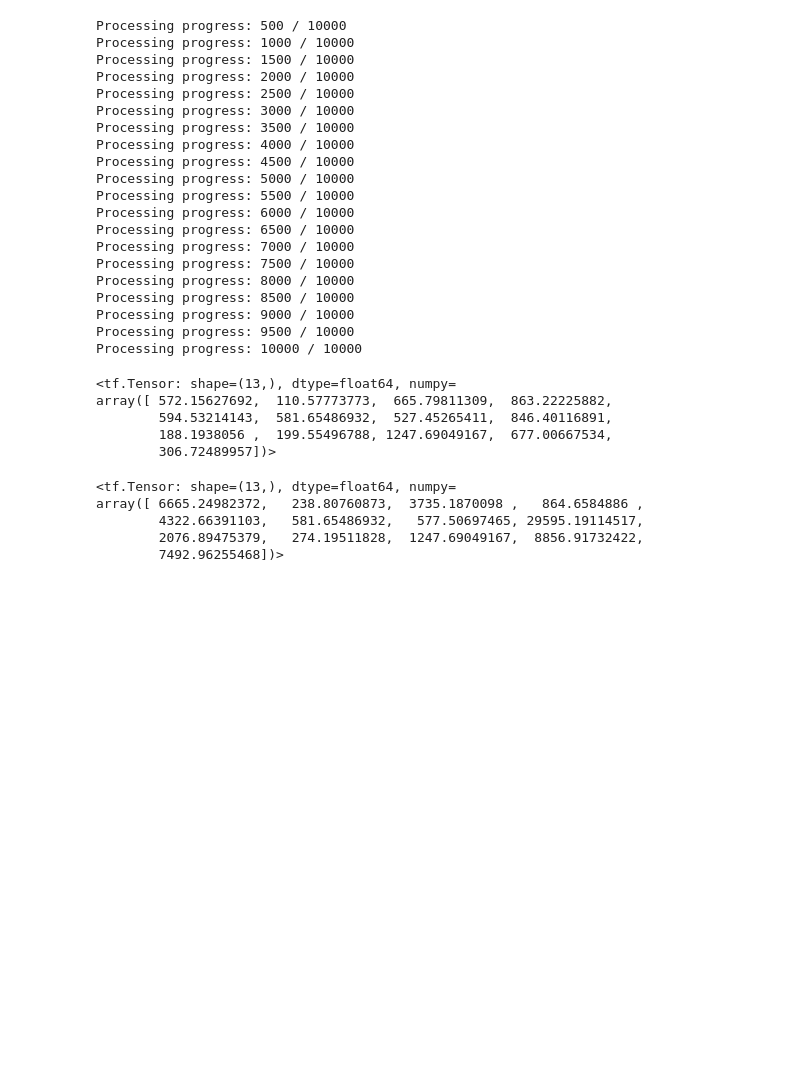
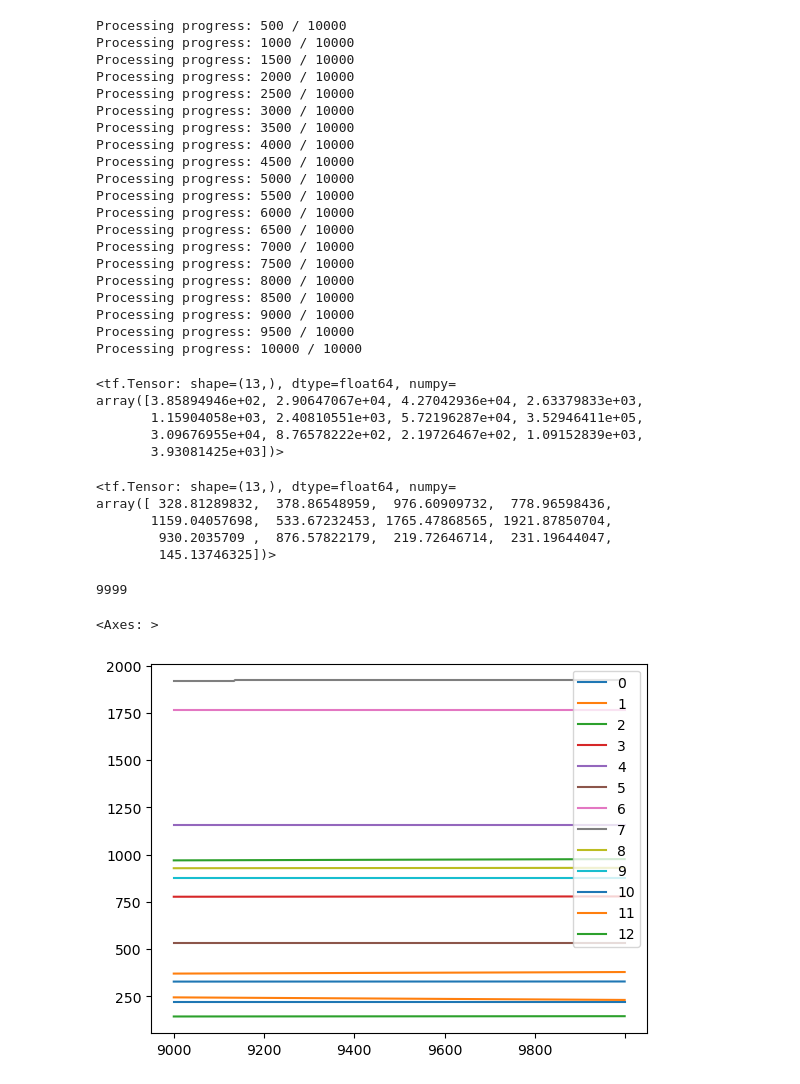
Before and after one commit to QIYIHAN/Empirical-Price-Bounds, a Jupyter notebook: ObjFunc.ipynb, the cells around one changed output. Cells and saved outputs as stored; diff of their text form; code cells hidden in the pictures; blank space fills up the shorter version.

Commit message:
convergence and penalty check

```diff
--- a/ObjFunc.ipynb
+++ b/ObjFunc.ipynb
@@ -121,7 +155,7 @@ $d+\sum_{i=1}^{N_1}\lambda_{i,1}\Pi_{i,1}+\sum_{i=1}^{N_2}\lambda_{i,2}\Pi_{i,2}
 # objective function
 Price = tf.reduce_mean(hedgePrice, axis=1)
 
-Gamma = 100
+Gamma = 100000
 diff = Phi - tf.stack(hedgeTerm, axis=0)
 Penalty = tf.reduce_mean(tf.square(tf.nn.relu(diff)), axis=1)
 
@@ -157,11 +209,11 @@ def ObjFunc(d, Lambda, Delta_0, Delta_1, K, Pi, Phi, S):
         hedgeTerm.append(p)
 
     Price = tf.reduce_mean(hedgePrice, axis=1)
-    Gamma = 100
+    Gamma = 10000
     diff = Phi-tf.stack(hedgeTerm, axis=0)
     Penalty = tf.reduce_mean(tf.square(tf.nn.relu(diff)), axis=1)
 
-    return Price + Gamma*Penalty, Price
+    return Price + Gamma*Penalty, Price, Penalty
 # %%
 optimizer = tf.keras.optimizers.legacy.Adam(learning_rate = 0.01)
 # %%
@@ -169,6 +221,8 @@ nIter = 10000
 threshold = 1e-3
 prev_price = tf.ones((N_t0,), dtype = tf.float64) * float('inf')
 
+result_prices = pd.DataFrame()
+result_penalty = pd.DataFrame()
 for step in range(nIter):
     if (step+1) % 500 == 0:
         print("Processing progress: %d / %d" %(step+1, nIter))
@@ -179,7 +233,7 @@ for step in range(nIter):
         for variable in Delta_1.trainable_variables:
             tape.watch(variable)
 
-        obj, price = ObjFunc(d, Lambda, Delta_0, Delta_1, K, Pi, Phi, S)
+        obj, price,penalty = ObjFunc(d, Lambda, Delta_0, Delta_1, K, Pi, Phi, S)
     gradients_d, gradients_Lambda, gradients_Delta_0 = tape.gradient(obj, [d, Lambda, Delta_0])
     gradients_Delta_1 = tape.gradient(obj, Delta_1.trainable_variables)
 
@@ -192,9 +246,10 @@ for step in range(nIter):
     if tf.reduce_max(diff) < threshold:
         print("Converged at step", step+1)
         break
-
     prev_price = price
-
+    if step >= 9000:
+        result_prices = pd.concat([result_prices,pd.DataFrame(price.numpy(),columns=[str(step)]).T])
+        result_penalty = pd.concat([result_penalty,pd.DataFrame(penalty.numpy(),columns=[str(step)]).T])
     del tape
 # %% [output]
 Processing progress: 500 / 10000
@@ -217,19 +272,28 @@ Processing progress: 8500 / 10000
 Processing progress: 9000 / 10000
 Processing progress: 9500 / 10000
 Processing progress: 10000 / 10000
-# %%
-price
-# %% [output]
-<tf.Tensor: shape=(13,), dtype=float64, numpy=
-array([ 572.15627692,  110.57773773,  665.79811309,  863.22225882,
-        594.53214143,  581.65486932,  527.45265411,  846.40116891,
-        188.1938056 ,  199.55496788, 1247.69049167,  677.00667534,
-        306.72489957])>
 # %%
 obj
 # %% [output]
 <tf.Tensor: shape=(13,), dtype=float64, numpy=
-array([ 6665.24982372,   238.80760873,  3735.1870098 ,   864.6584886 ,
-        4322.66391103,   581.65486932,   577.50697465, 29595.19114517,
-        2076.89475379,   274.19511828,  1247.69049167,  8856.91732422,
-        7492.96255468])>
+array([3.85894946e+02, 2.90647067e+04, 4.27042936e+04, 2.63379833e+03,
+       1.15904058e+03, 2.40810551e+03, 5.72196287e+04, 3.52946411e+05,
+       3.09676955e+04, 8.76578222e+02, 2.19726467e+02, 1.09152839e+03,
+       3.93081425e+03])>
+# %%
+price
+# %% [output]
+<tf.Tensor: shape=(13,), dtype=float64, numpy=
+array([ 328.81289832,  378.86548959,  976.60909732,  778.96598436,
+       1159.04057698,  533.67232453, 1765.47868565, 1921.87850704,
+        930.2035709 ,  876.57822179,  219.72646714,  231.19644047,
+        145.13746325])>
+# %%
+step
+# %% [output]
+9999
+# %%
+result_prices.plot()
+# %% [output]
+<Axes: >
+[figure, added]
```
Also changed, not shown: parts of 7 cells of this notebook.
